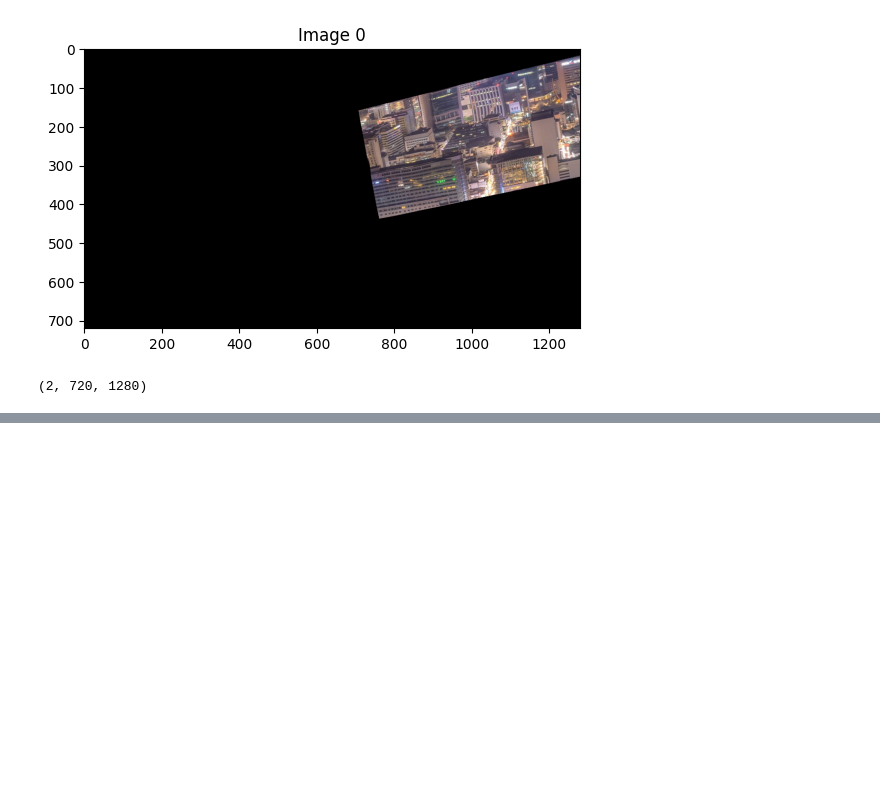
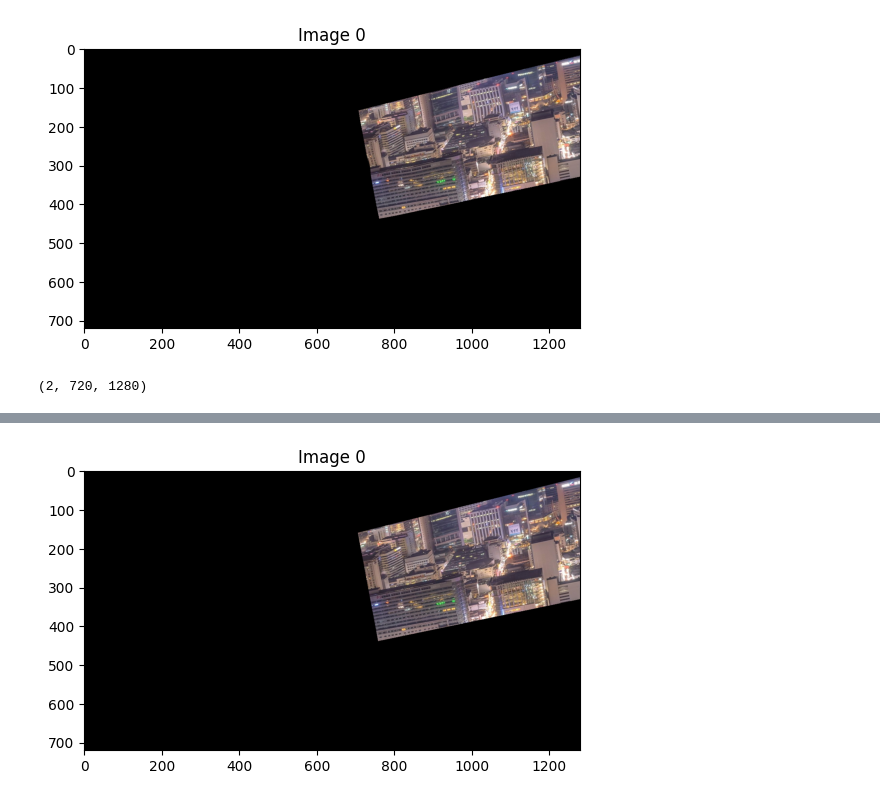
Before and after one commit to 3BPM/muilt-Projector-correction, a Jupyter notebook: test.ipynb, the cells around one changed output, grey strips where cells are left out. Cells and saved outputs as stored; diff of their text form; code cells hidden in the pictures; blank space fills up the shorter version.

```diff
--- a/test.ipynb
+++ b/test.ipynb
@@ -151,21 +175,12 @@ r.check2scatter(pro_know,cam_know,True)
 # %%
-reprojThresh=-10
-(H, status) = cv2.findHomography(pro_know, cam_know, cv2.RANSAC, reprojThresh)
-
-# result = cv2.warpPerspective(target_image, H, (cam_size[0], cam_size[1]))
-# plt_show('result', result)
-# img = np.ones((pro_size[1],pro_size[0]), dtype=np.uint8)*255
-# img= cv2.warpPerspective(img, H, (cam_size[0], cam_size[1]))
-# check2map(white_img,img)
 
 pt1=r.fourdotclock((pro_size[0],pro_size[1]))
 # pt1=r.fourdotclock((640,360))
-pt1=cv2.perspectiveTransform(pt1.reshape(-1, 1, 2),H).reshape(-1,2)
+pt1=cv2.perspectiveTransform(pt1.reshape(-1, 1, 2),H1_pro2cam).reshape(-1,2)
 # Save the transformed 4-point coordinates to a text file
 with open('transformed_coordinates.txt', 'w') as file:
     for point in pt1:
         file.write(f'{point[0]}, {point[1]}\n')
-
 r.plt_show_withbox(white_img,pt1.reshape(-1,2))
 # %% [output]
 [figure]
@@ -505,0 +495,7 @@ print(map_matrix.shape)
+# %%
+part = cv2.remap(target_image,map_x,map_y, interpolation=cv2.INTER_LINEAR)
+plt.imshow(cv2.cvtColor(part, cv2.COLOR_BGR2RGB))
+plt.title(f'Image {idx}')
+plt.show()
+# %% [output]
+[figure, added]
```
Also changed, not shown: parts of 4 cells of this notebook, 5 other files.
